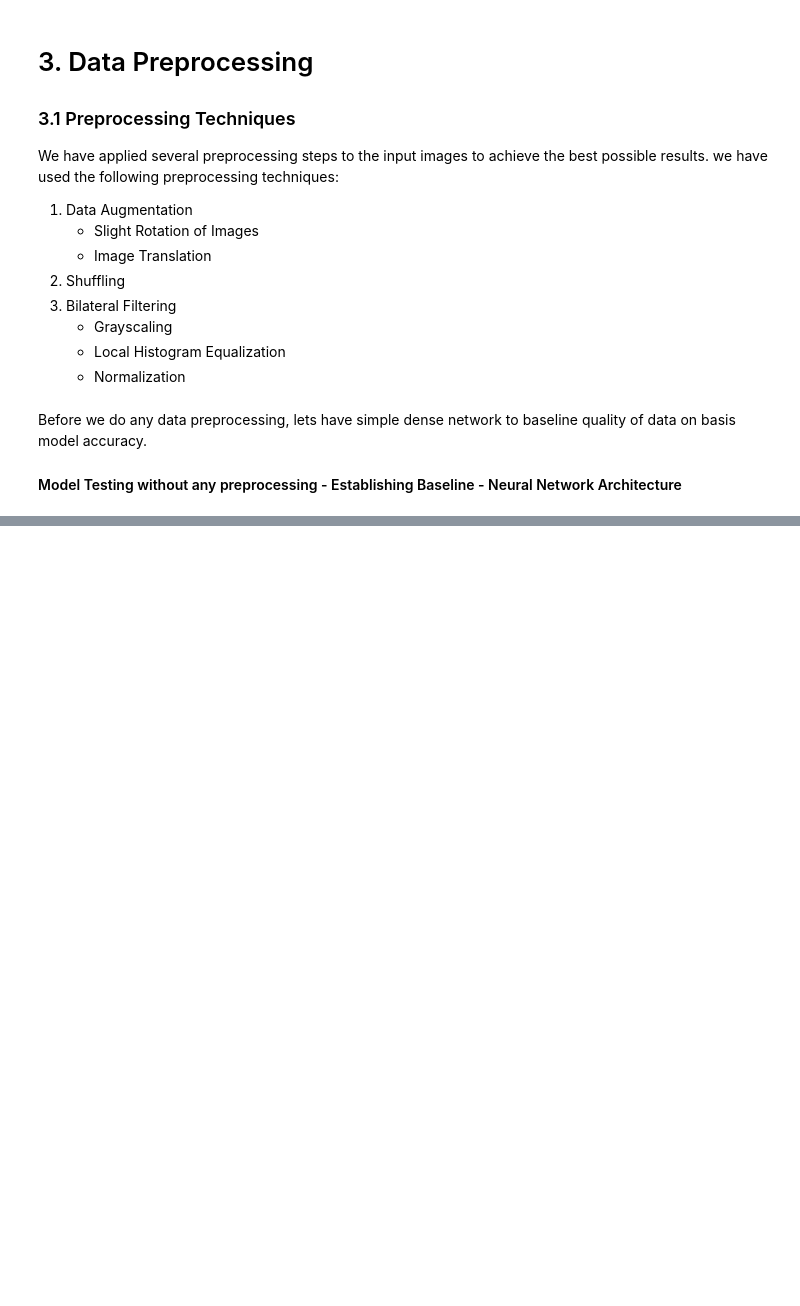
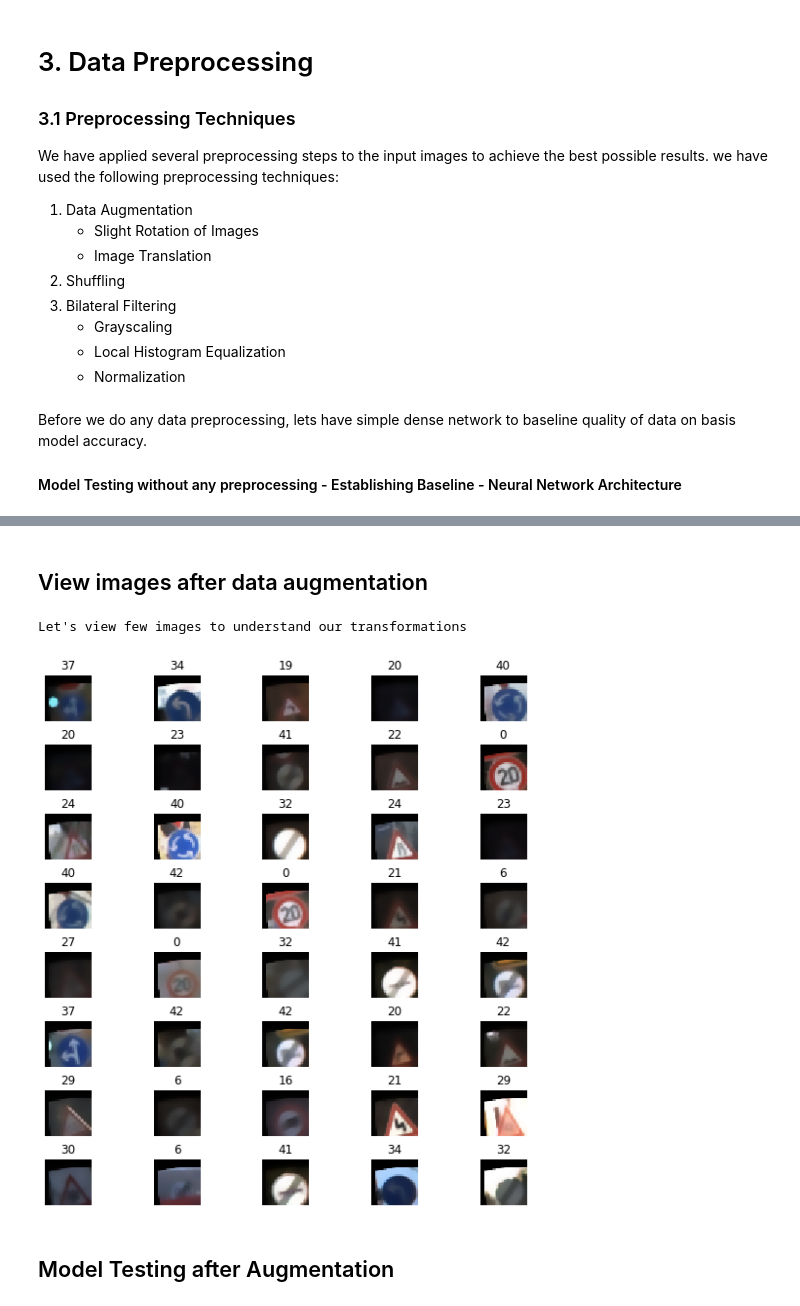
Before and after one commit to apanchal/iima-epaba-batch03, a Jupyter notebook: notebooks/0000_001_2.ipynb, the cells around one changed output, grey strips where cells are left out. Cells and saved outputs as stored; diff of their text form; code cells hidden in the pictures; blank space fills up the shorter version.

```diff
--- a/notebooks/0000_001_2.ipynb
+++ b/notebooks/0000_001_2.ipynb
@@ -118,0 +306,20 @@ Epoch 41/100
+# %% [markdown]
+## View images after data augmentation
+# %%
+print(" ")
+print(" ")
+print("Let's view few images to understand our transformations")
+fig, axs = plt.subplots(8,5, figsize=(10, 10))
+fig.subplots_adjust(hspace = .5, wspace=.001)
+axs = axs.ravel()
+for i in range(40):
+    index = random.randint(0, len(X_aug_1))
+    image = X_aug_1[index]
+    axs[i].axis('off')
+    axs[i].imshow(image)
+    axs[i].set_title(Y_aug_1[index])
+# %% [output]
+Let's view few images to understand our transformations
+[figure, added]
+# %% [markdown]
+## Model Testing after Augmentation
```
Also changed, not shown: parts of 66 cells of this notebook, 13 other files.
